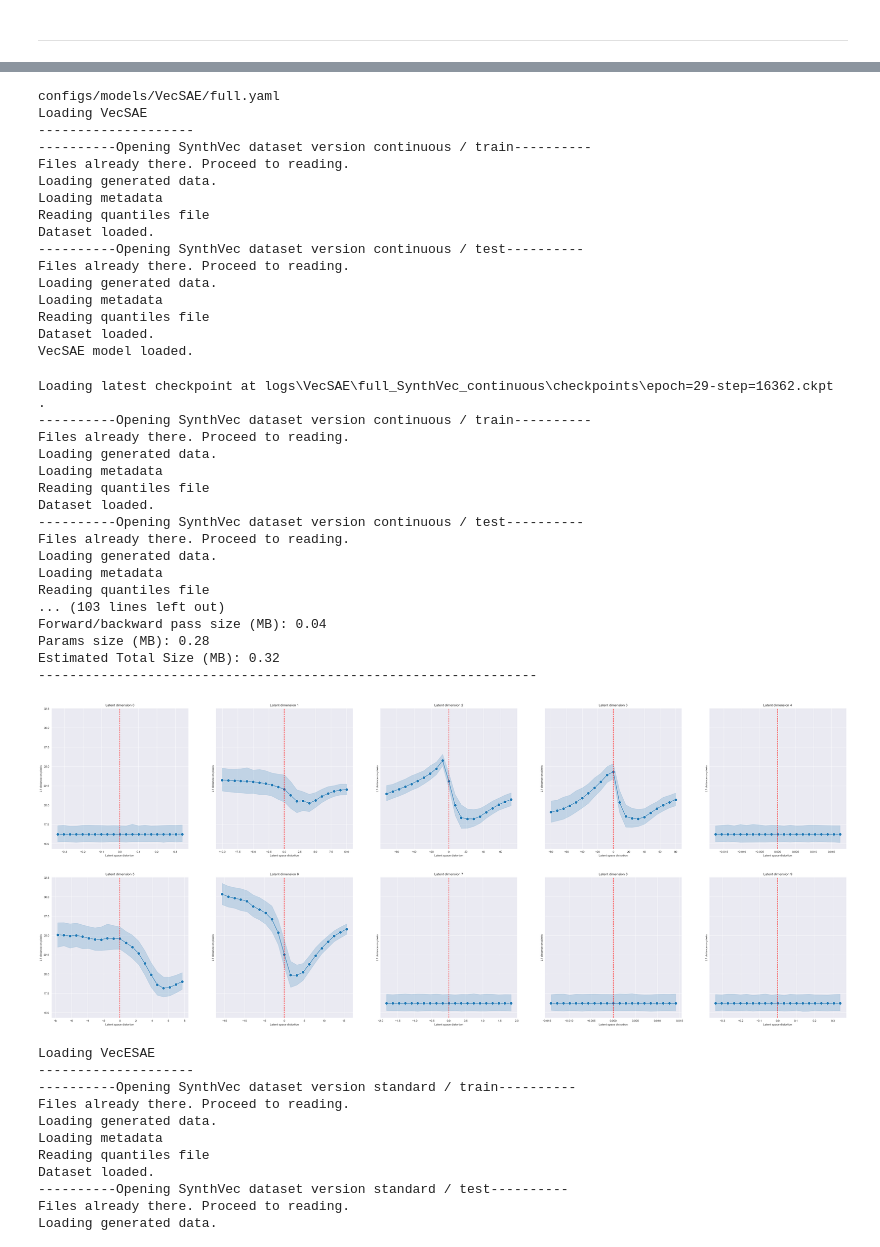
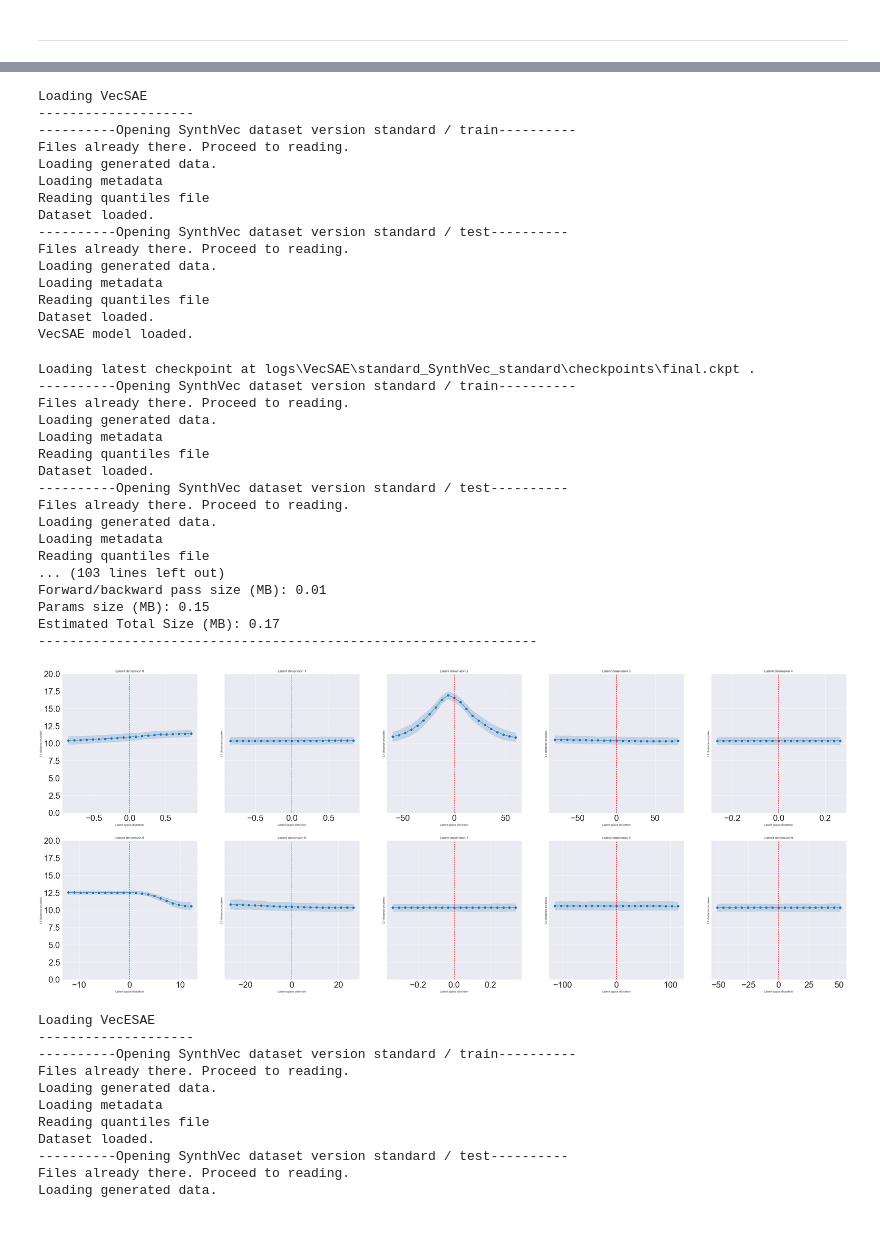
Before and after one commit to GiuliaLanzillotta/CausalAE, a Jupyter notebook: visualisations/test_features.ipynb, the cells around one changed output, grey strips where cells are left out. Cells and saved outputs as stored; diff of their text form; code cells hidden in the pictures.

```diff
--- a/visualisations/test_features.ipynb
+++ b/visualisations/test_features.ipynb
@@ -458,5 +498,9 @@ plt.axvline(0, color='r', linestyle="--")
 # %%
-fig, ax = plt.subplots(2, 2, sharey=True)
-sns.lineplot(np.tile(dist, N), Nlosses.reshape(-1,), marker=".", markersize=20, ax= ax[0,0])
+fig, ax = plt.subplots(2, 2, sharey=True, figsize=(30,20))
+sns.set(font_scale = 1)
+axi=sns.lineplot(np.tile(dist, N), Nlosses.reshape(-1,), marker=".", markersize=20, ax= ax[0,0])
 ax[0,0].axvline(0, color='r', linestyle="--")
+axi.set(ylabel='L1 distance on pixels', xlabel='Latent space distortion')
+axi.tick_params(axis="x", labelsize=20)
+axi.tick_params(axis="y", labelsize=20)
 # %% [output]
@@ -482,16 +536,15 @@ fig.savefig(fname)
 # %%
-vecSAE_handler = VectorModelHandler(model_name="VecSAE", model_version="full", data="SynthVec", data_version="continuous", verbose=False)
+vecSAE_handler = VectorModelHandler(model_name="VecSAE", model_version="standard", data="SynthVec", data_version="standard", verbose=False)
 # %% [output]
-configs/models/VecSAE/full.yaml
 Loading VecSAE
 --------------------
-----------Opening SynthVec dataset version continuous / train----------
+----------Opening SynthVec dataset version standard / train----------
 Files already there. Proceed to reading.
 Loading generated data.
 Loading metadata
 Reading quantiles file
 Dataset loaded.
-----------Opening SynthVec dataset version continuous / test----------
+----------Opening SynthVec dataset version standard / test----------
 Files already there. Proceed to reading.
 Loading generated data.
 Loading metadata
@@ -501,30 +554,30 @@ VecSAE model loaded.
 # %%
 vecSAE_handler.load_checkpoint()
 # %% [output]
-Loading latest checkpoint at logs\VecSAE\full_SynthVec_continuous\checkpoints\epoch=29-step=16362.ckpt .
-----------Opening SynthVec dataset version continuous / train----------
+Loading latest checkpoint at logs\VecSAE\standard_SynthVec_standard\checkpoints\final.ckpt .
+----------Opening SynthVec dataset version standard / train----------
 Files already there. Proceed to reading.
 Loading generated data.
 Loading metadata
 Reading quantiles file
 Dataset loaded.
-----------Opening SynthVec dataset version continuous / test----------
+----------Opening SynthVec dataset version standard / test----------
 Files already there. Proceed to reading.
 Loading generated data.
 Loading metadata
 Reading quantiles file
 ... (103 lines left out)
-Forward/backward pass size (MB): 0.04
-Params size (MB): 0.28
-Estimated Total Size (MB): 0.32
+Forward/backward pass size (MB): 0.01
+Params size (MB): 0.15
+Estimated Total Size (MB): 0.17
 ----------------------------------------------------------------
 # %%
-res = vecSAE_handler.plot_model(figsize=(50,20), nrows=2)
+res = vecSAE_handler.plot_model(figsize=(50,20), nrows=2, ylim=20, font_scale=30)
 fig = res['distortion']
-fname = fig_path / "distortionVecSAEfull.png"
+fname = fig_path / "distortionVecSAE.png"
 fig.savefig(fname)
 # %% [output]
-[figure, old version]
+[figure, new version]
 # %%
 vecESAE_handler = VectorModelHandler(model_name="VecESAE", model_version="standard", data="SynthVec", data_version="standard", verbose=False)
 # %% [output]
```
Also changed, not shown: parts of 22 cells of this notebook, 11 other files.
